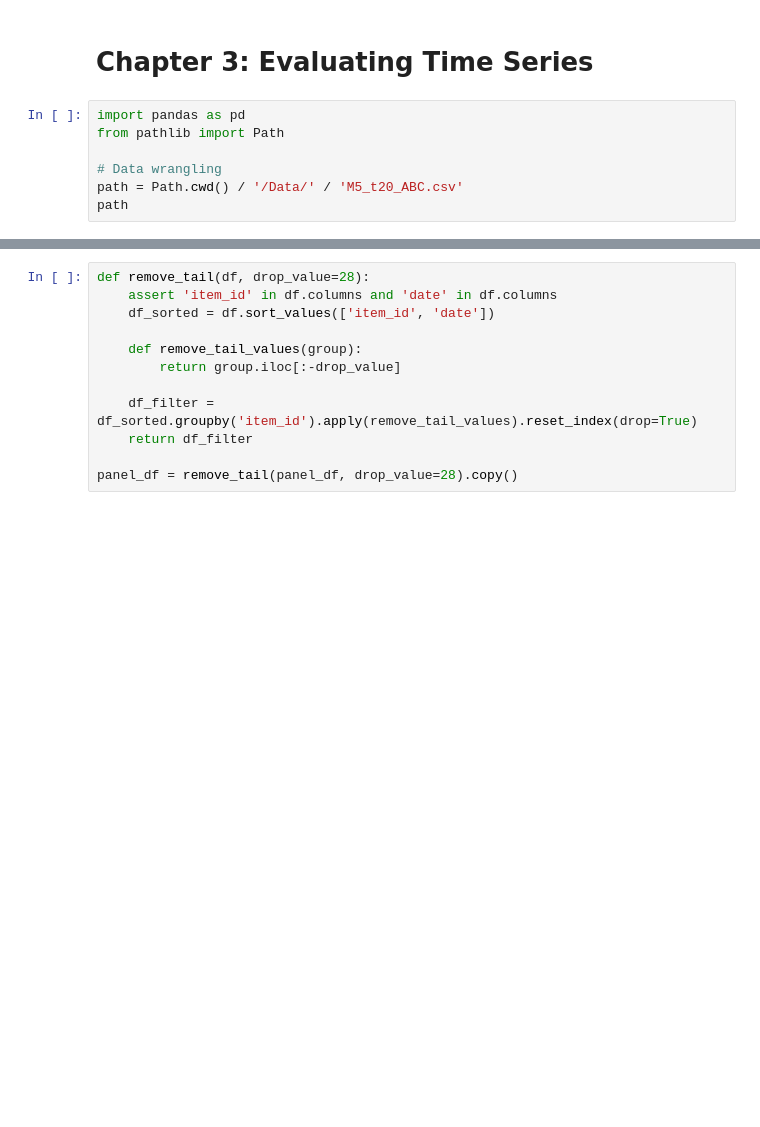
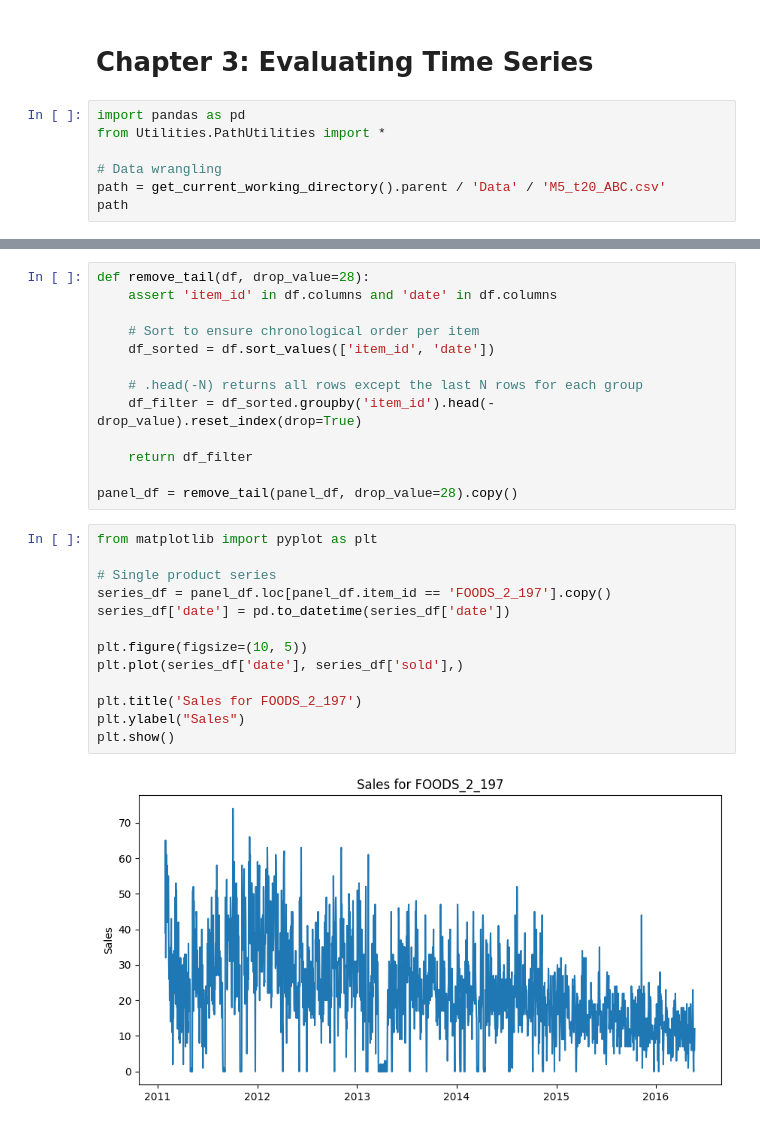
Before and after one commit to Brenden-Dean-Perry/TimeSeriesWithPyTorch, a Jupyter notebook: src/Notebooks/Chapter_3_EvaluatingTimeSeries.ipynb, the cells around one changed output, grey strips where cells are left out. Saved outputs shown, nothing was run; the diff lists cells and outputs as text; blank space fills up the shorter version.

```diff
--- a/src/Notebooks/Chapter_3_EvaluatingTimeSeries.ipynb
+++ b/src/Notebooks/Chapter_3_EvaluatingTimeSeries.ipynb
@@ -2,9 +2,9 @@
 # Chapter 3: Evaluating Time Series
 # %%
 import pandas as pd
-from pathlib import Path
+from Utilities.PathUtilities import *
 
 # Data wrangling
-path = Path.cwd() / '/Data/' / 'M5_t20_ABC.csv'
+path = get_current_working_directory().parent / 'Data' / 'M5_t20_ABC.csv'
 path
 # %% [output]
@@ -17,12 +29,28 @@ panel_df.head(n=10)
 # %%
 def remove_tail(df, drop_value=28):
     assert 'item_id' in df.columns and 'date' in df.columns
+
+    # Sort to ensure chronological order per item
     df_sorted = df.sort_values(['item_id', 'date'])
 
-    def remove_tail_values(group):
-        return group.iloc[:-drop_value]
+    # .head(-N) returns all rows except the last N rows for each group
+    df_filter = df_sorted.groupby('item_id').head(-drop_value).reset_index(drop=True)
 
-    df_filter = df_sorted.groupby('item_id').apply(remove_tail_values).reset_index(drop=True)
     return df_filter
 
 panel_df = remove_tail(panel_df, drop_value=28).copy()
+# %%
+from matplotlib import pyplot as plt
+
+# Single product series
+series_df = panel_df.loc[panel_df.item_id == 'FOODS_2_197'].copy()
+series_df['date'] = pd.to_datetime(series_df['date'])
+
+plt.figure(figsize=(10, 5))
+plt.plot(series_df['date'], series_df['sold'],)
+
+plt.title('Sales for FOODS_2_197')
+plt.ylabel("Sales")
+plt.show()
+# %% [output]
+[figure, added]
```
Also changed, not shown: parts of 19 cells of this notebook, 10 other files.
